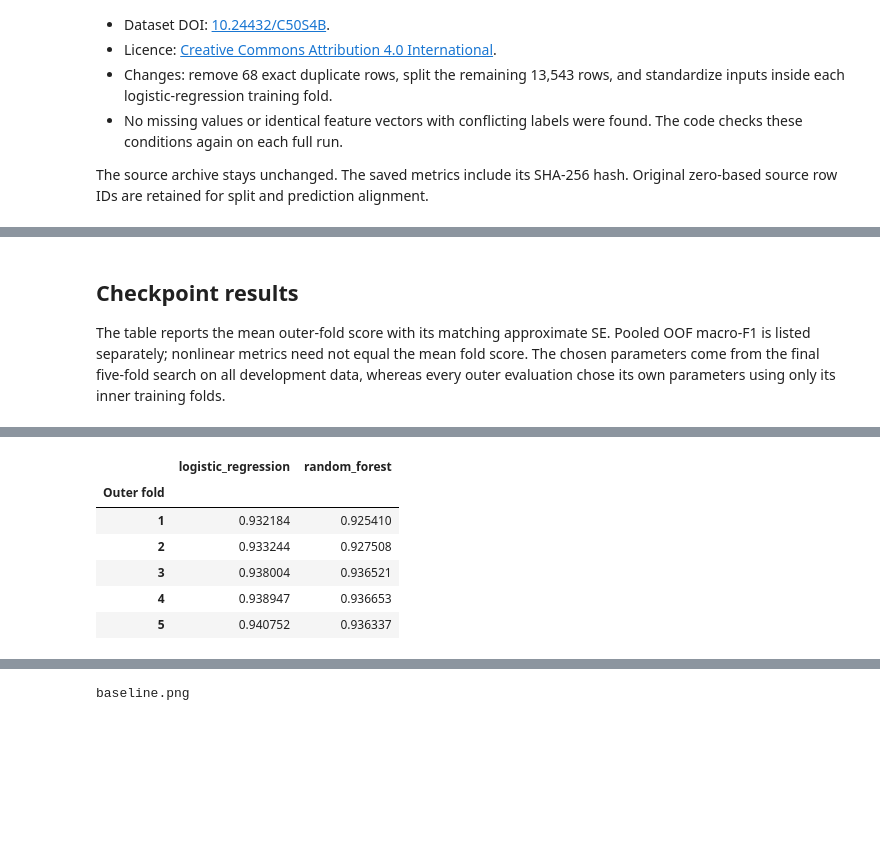
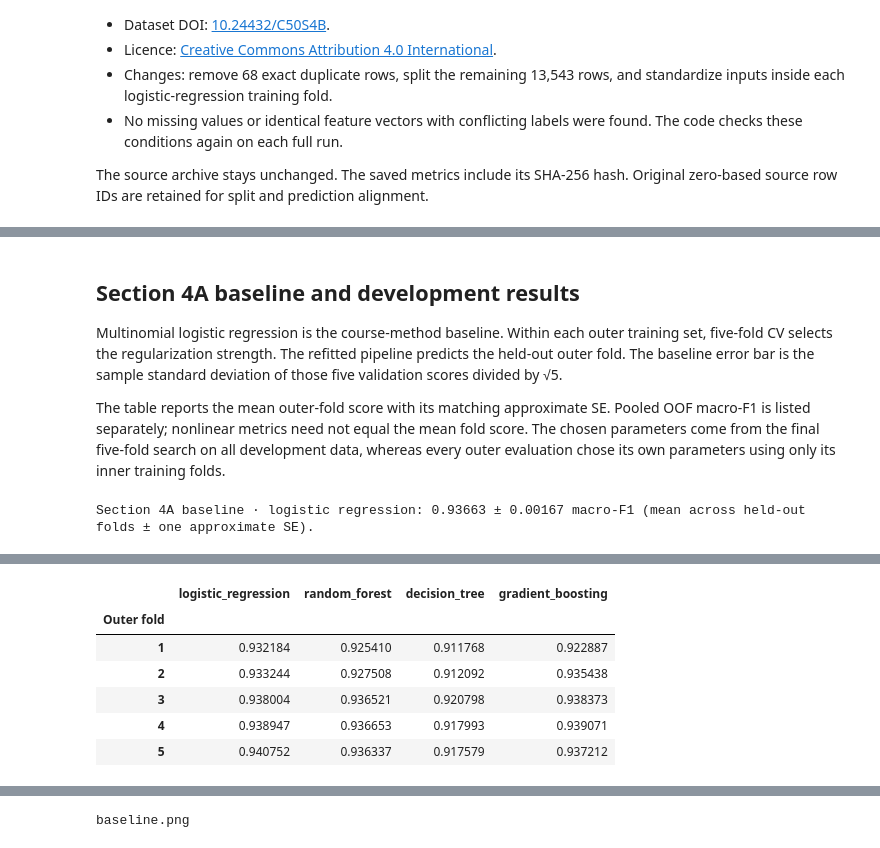
Before and after one commit to AoLiGei1221/ESE4020, a Jupyter notebook: main.ipynb, the cells around one changed output, grey strips where cells are left out. Drawn from its saved outputs; the diff is of its cells as text; code cells hidden in the pictures; blank space fills up the shorter version.

Commit message:
Compare four classifiers with nested cross-validation

```diff
--- a/main.ipynb
+++ b/main.ipynb
@@ -250,16 +265,16 @@ def run():
     print("Finished. Final test set has not been predicted or scored.", flush=True)
     return report
 # %%
-RECOMPUTE = False
+RECOMPUTE = True
 metrics_path = ROOT / "results" / "metrics.json"
 recorded = json.loads(metrics_path.read_text()) if metrics_path.exists() else None
-completed_models = {"logistic_regression", "random_forest"}
+completed_models = set(MODELS)
 cache_complete = recorded is not None and completed_models <= set(recorded.get("models", {}))
 
 if RECOMPUTE or not cache_complete:
     print("Running the full nested-CV experiment. The final test set will remain unscored.")
     warnings.filterwarnings("error", category=ConvergenceWarning)
-    with threadpool_limits(limits=1):
+    with parallel_config(backend="loky", inner_max_num_threads=1), threadpool_limits(limits=1):
         metrics = run()
 else:
     metrics = recorded
@@ -275,11 +303,18 @@ Set RECOMPUTE = True and rerun this cell to repeat the complete experiment.
 Development rows: 10,834; untouched final-test rows: 2,709.
 Recorded package versions: {'python': '3.12.4', 'numpy': '1.26.4', 'pandas': '2.2.2', 'scipy': '1.13.1', 'scikit-learn': '1.4.2'}
 # %% [markdown]
-## Checkpoint results
+## Section 4A baseline and development results
+
+Multinomial logistic regression is the course-method baseline. Within each outer training set, five-fold CV selects the regularization strength. The refitted pipeline predicts the held-out outer fold. The baseline error bar is the sample standard deviation of those five validation scores divided by √5.
 
 The table reports the mean outer-fold score with its matching approximate SE. Pooled OOF macro-F1 is listed separately; nonlinear metrics need not equal the mean fold score. The chosen parameters come from the final five-fold search on all development data, whereas every outer evaluation chose its own parameters using only its inner training folds.
 # %%
 from IPython.display import display, Image
+
+baseline = metrics["models"]["logistic_regression"]
+print(f"Section 4A baseline · logistic regression: "
+      f"{baseline['mean_macro_f1']:.5f} ± {baseline['approximate_se']:.5f} macro-F1 "
+      "(mean across held-out folds ± one approximate SE).")
 
 rows = []
 for name, result in metrics["models"].items():
@@ -300,6 +335,7 @@ display(pd.DataFrame(rows).set_index("Model").round(6))
 display(pd.DataFrame({name: result["fold_macro_f1"] for name, result in metrics["models"].items()},
                      index=pd.Index(range(1, 6), name="Outer fold")).round(6))
 # %% [output]
+Section 4A baseline · logistic regression: 0.93663 ± 0.00167 macro-F1 (mean across held-out folds ± one approximate SE).
 |  | Mean outer macro-F1 | Sample SD | Approximate SE | Pooled OOF macro-F1 | Full-development chosen parameters |
 | Model |  |  |  |  |  |
 | Logistic Regression | 0.936626 | 0.003724 | 0.001666 | 0.936640 | {'model__C': 1000.0} |
@@ -307,7 +345,7 @@ display(pd.DataFrame({name: result["fold_macro_f1"] for name, result in metrics[
-|  | logistic_regression | random_forest |
-| Outer fold |  |  |
-| 1 | 0.932184 | 0.925410 |
-| 2 | 0.933244 | 0.927508 |
-| 3 | 0.938004 | 0.936521 |
-| 4 | 0.938947 | 0.936653 |
-| 5 | 0.940752 | 0.936337 |
+|  | logistic_regression | random_forest | decision_tree | gradient_boosting |
+| Outer fold |  |  |  |  |
+| 1 | 0.932184 | 0.925410 | 0.911768 | 0.922887 |
+| 2 | 0.933244 | 0.927508 | 0.912092 | 0.935438 |
+| 3 | 0.938004 | 0.936521 | 0.920798 | 0.938373 |
+| 4 | 0.938947 | 0.936653 | 0.917993 | 0.939071 |
+| 5 | 0.940752 | 0.936337 | 0.917579 | 0.937212 |
```
Also changed, not shown: parts of 14 cells of this notebook, 32 other files.
